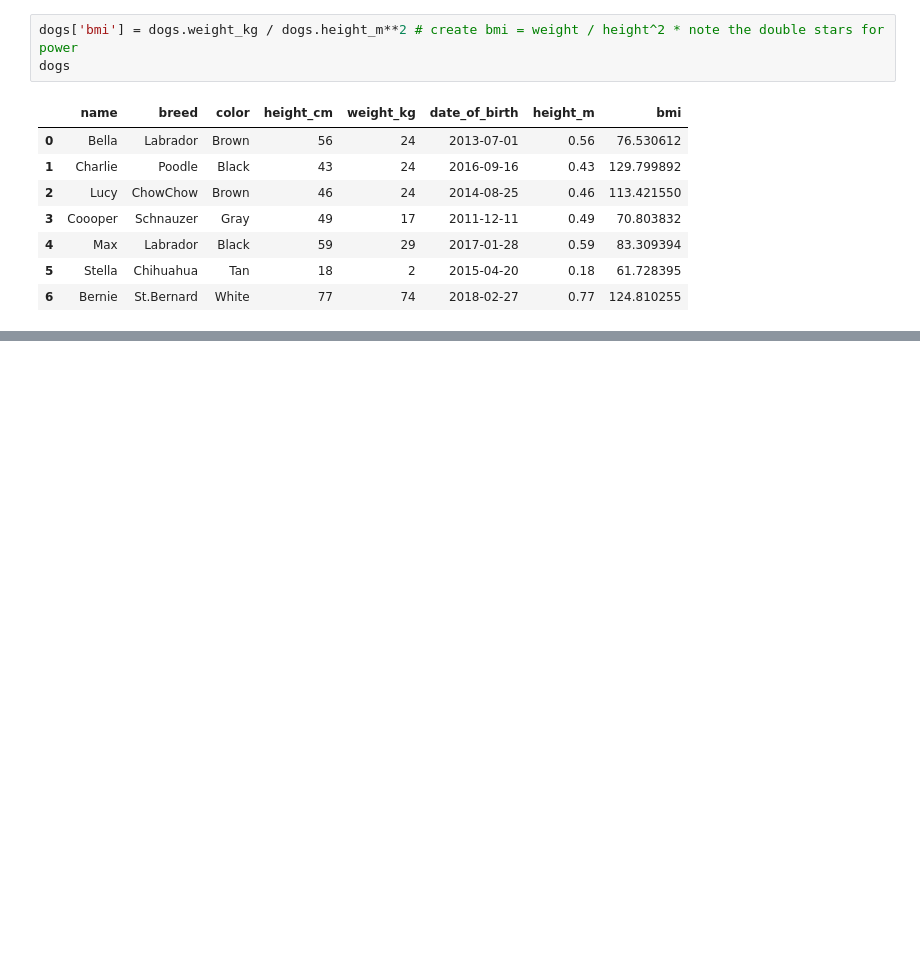
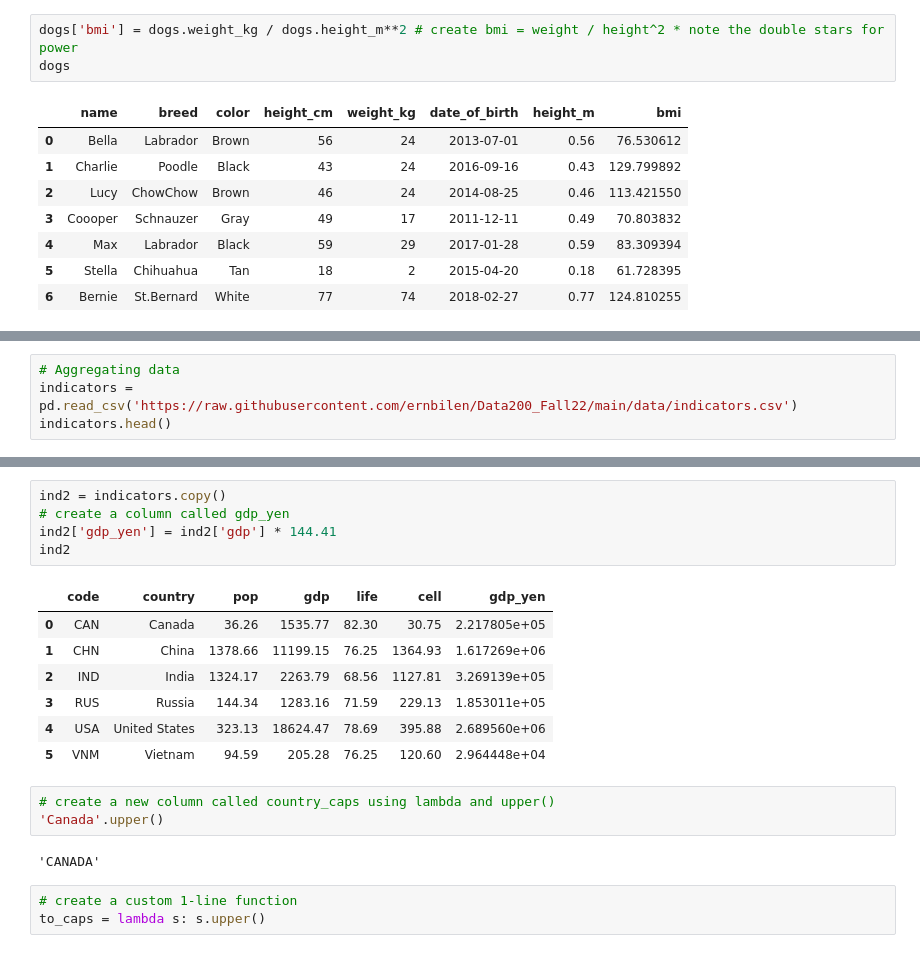
Before and after one commit to ernbilen/Data200_Fall22, a Jupyter notebook: notes/Pandas-intro.ipynb, the cells around one changed output, grey strips where cells are left out. Saved outputs shown, nothing was run; the diff lists cells and outputs as text; blank space fills up the shorter version.

```diff
--- a/notes/Pandas-intro.ipynb
+++ b/notes/Pandas-intro.ipynb
@@ -245,0 +324,4 @@ dogs
+# %%
+# Aggregating data
+indicators = pd.read_csv('https://raw.githubusercontent.com/ernbilen/Data200_Fall22/main/data/indicators.csv')
+indicators.head()
@@ -245,0 +494,21 @@ dogs
+# %%
+ind2 = indicators.copy()
+# create a column called gdp_yen
+ind2['gdp_yen'] = ind2['gdp'] * 144.41
+ind2
+# %% [output]
+|  | code | country | pop | gdp | life | cell | gdp_yen |
+| 0 | CAN | Canada | 36.26 | 1535.77 | 82.30 | 30.75 | 2.217805e+05 |
+| 1 | CHN | China | 1378.66 | 11199.15 | 76.25 | 1364.93 | 1.617269e+06 |
+| 2 | IND | India | 1324.17 | 2263.79 | 68.56 | 1127.81 | 3.269139e+05 |
+| 3 | RUS | Russia | 144.34 | 1283.16 | 71.59 | 229.13 | 1.853011e+05 |
+| 4 | USA | United States | 323.13 | 18624.47 | 78.69 | 395.88 | 2.689560e+06 |
+| 5 | VNM | Vietnam | 94.59 | 205.28 | 76.25 | 120.60 | 2.964448e+04 |
+# %%
+# create a new column called country_caps using lambda and upper()
+'Canada'.upper()
+# %% [output]
+'CANADA'
+# %%
+# create a custom 1-line function
+to_caps = lambda s: s.upper()
```
Also changed, not shown: parts of 25 cells of this notebook.
